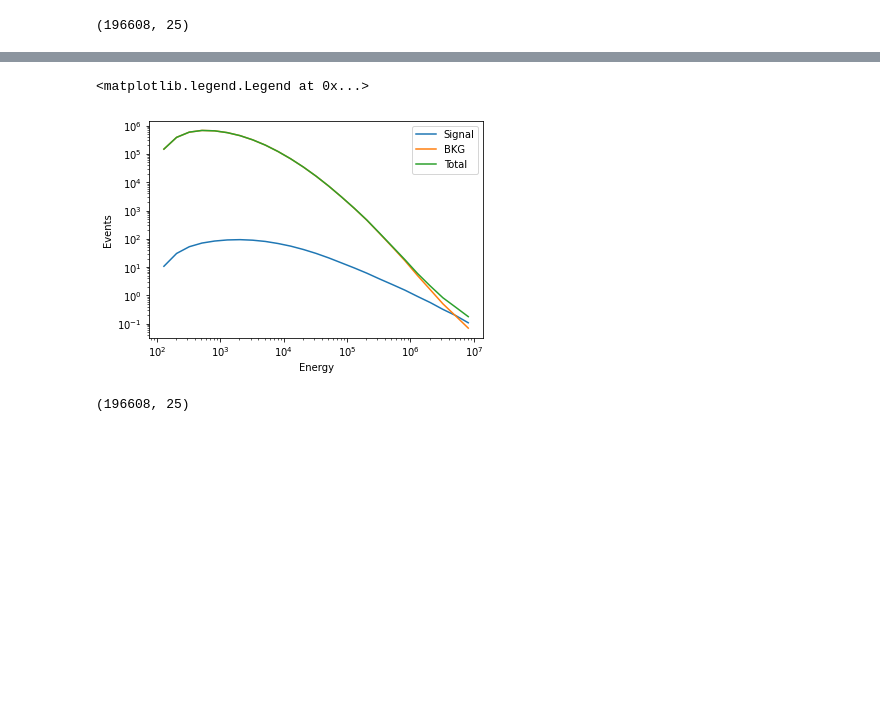
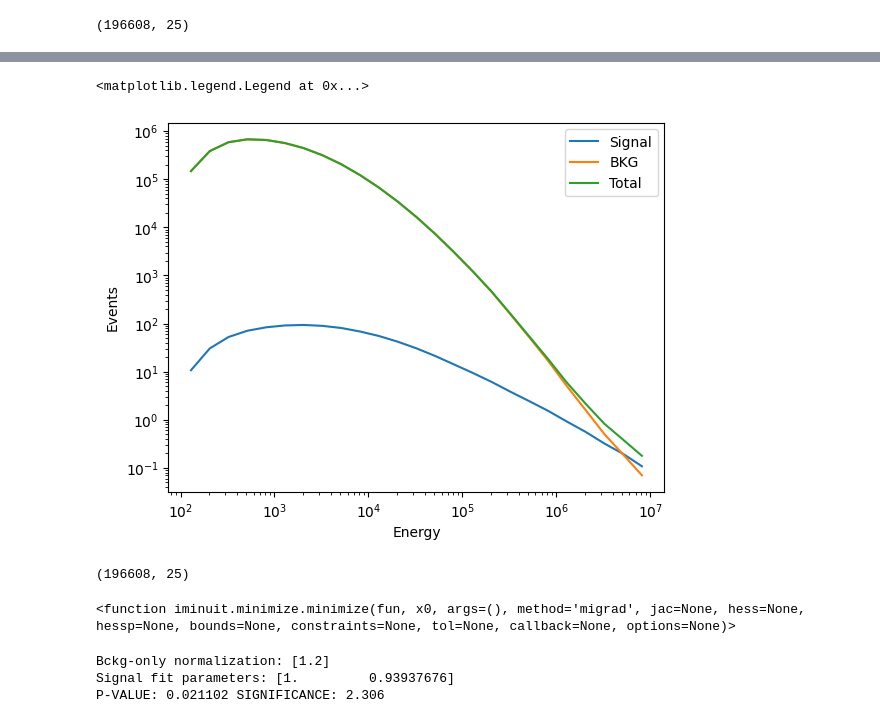
Before and after one commit to ssclafani949/pone_scripts, a Jupyter notebook: nb/flux_to_events_demo-pstracks-Template.ipynb, the cells around one changed output, grey strips where cells are left out. Saved outputs shown, nothing was run; the diff lists cells and outputs as text; code cells hidden in the pictures; blank space fills up the shorter version.

```diff
--- a/nb/flux_to_events_demo-pstracks-Template.ipynb
+++ b/nb/flux_to_events_demo-pstracks-Template.ipynb
@@ -326,3 +325,12 @@ k_s.sum()
 hp.mollview(np.sum(k_s, axis=1), rot=(180,0), title='Signal: {:.1f} Events $\pi^0$'.format(k_s.sum()))
 # %% [output]
 [figure]
+# %%
+##smear the template with ang unc bins
+angres = np.linspace(2,.25,25)
+# %%
+smeared_template = np.ndarray((hp.nside2npix(128), len(emids)))
+for i, angerr in enumerate(angres):
+    print('Smearing template for Energy {:2f}: {:.1f} deg'.format(emids[i], angerr), flush=True, end='\r')
+    template = k_s[:,i]
+    smeared_template[:,i] = hp.smoothing(template, sigma=np.radians(angerr))
@@ -344,3 +358,7 @@ k_b = atmo_background(aeff_factor_bckg , bckg_flux_per_pixel, smear_energy=False
 k_b.shape
 # %% [output]
 (196608, 25)
+# %%
+'''#smeared_template = np.ndarray((hp.nside2npix(128), len(emids)))
+for i, angerr in enumerate(angres):
+    k_b[:,i] = hp.smoothing(k_b[:,i], sigma=np.radians(1))'''
@@ -356,24 +376,24 @@ k_b.sum()
 mu_b_base = deepcopy(aeff_factor_bckg)
 mu_s_base = deepcopy(aeff_factor_signal)
 # %%
-k_i = k_b + k_s
+k_i = k_b + smeared_template
 # %%
 hp.mollview(np.sum(k_i, axis=1), rot=(180,0), title='SIG + BKG: {:.1f}'.format(k_i.sum()))
 # %% [output]
 [figure]
 # %%
-plt.plot(emids, np.sum(k_s, axis=0), label='Signal')
+plt.plot(emids, np.sum(smeared_template, axis=0), label='Signal')
 plt.plot(emids, np.sum(k_b, axis=0), label='BKG')
 plt.plot(emids, np.sum(k_i, axis=0), label='Total')
 
 plt.loglog()
 #plt.title('Signal Events')
 plt.xlabel('Energy')
 plt.ylabel('Events')
 plt.legend()
 # %% [output]
 <matplotlib.legend.Legend at 0x...>
-[figure, old version]
+[figure, new version]
 # %%
 mu_b_base.shape
 mu_s_base.shape
@@ -423,0 +446,41 @@ def ps_llh_2d_composite(
+# %%
+iminuit.minimize
+# %% [output]
+<function iminuit.minimize.minimize(fun, x0, args=(), method='migrad', jac=None, hess=None, hessp=None, bounds=None, constraints=None, tol=None, callback=None, options=None)>
+# %%
+# define the fitting functions with all parameters
+# background only, 1 free parameter
+local_llh = lambda x: ps_llh_2d_composite(
+    (x[0], 0), mu_b_base, mu_s_base, k_i
+)
+# background + signal, 3 free parameters
+global_llh = lambda x: ps_llh_2d_composite(
+    (x), mu_b_base, mu_s_base, k_i
+)
+# ... and fit both hypotheses!
+out_bckg = fmin_l_bfgs_b(
+    local_llh,
+    x0=(1.2,),
+    #epsilon=.01,
+    approx_grad=True,
+
+)
+print("Bckg-only normalization:", out_bckg[0])
+
+out_comp = fmin_l_bfgs_b(
+    global_llh,
+    epsilon=.005,
+    x0=(1.,  1.1),
+    approx_grad=True,
+)
+print("Signal fit parameters:", out_comp[0])
+
+# calculate p-value and significance with Wilks' and -2- 1 d.o.f
+pval = chi2.sf(out_bckg[1] - out_comp[1], 2)
+
+significance = erfinv(1 - pval) * np.sqrt(2)
+print("P-VALUE: {:.6f}".format(pval), "SIGNIFICANCE: {:.3f}".format(significance))
+# %% [output]
+Bckg-only normalization: [1.2]
+Signal fit parameters: [1.         0.93937676]
+P-VALUE: 0.021102 SIGNIFICANCE: 2.306
```
Also changed, not shown: parts of 22 cells of this notebook, 1 other file.
